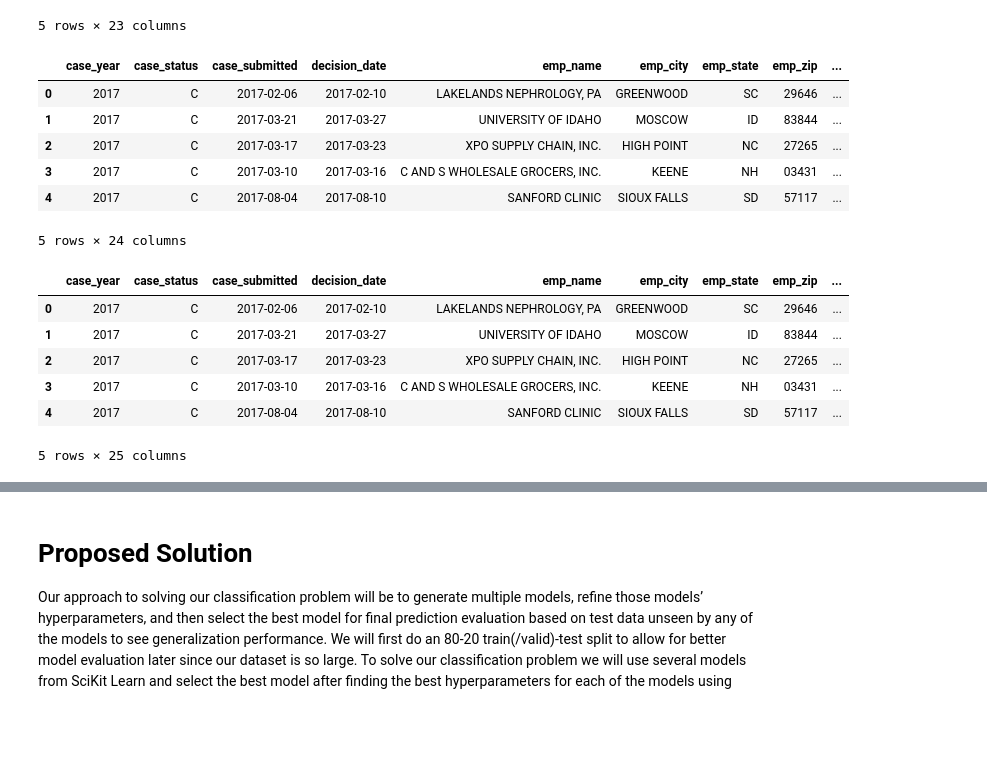
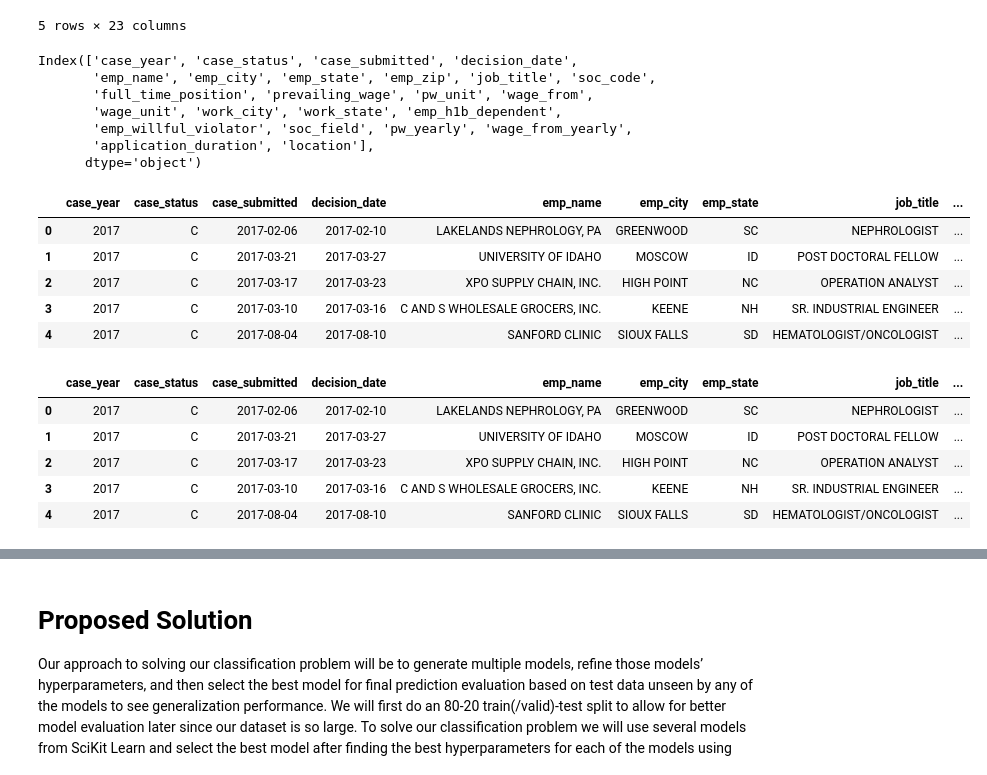
Before and after one commit to COGS118A/Group031-Wi23, a Jupyter notebook: CheckpointGroup031-Wi23.ipynb, the cells around one changed output, grey strips where cells are left out. Drawn from its saved outputs; the diff is of its cells as text; code cells hidden in the pictures; blank space fills up the shorter version.

```diff
--- a/CheckpointGroup031-Wi23.ipynb
+++ b/CheckpointGroup031-Wi23.ipynb
@@ -475,9 +468,6 @@ plt.show()
 # %%
-data_clean['case_submitted'] = data_clean['case_submitted'].apply(pd.to_datetime)
-data_clean['decision_date'] = data_clean['decision_date'].apply(pd.to_datetime)
-
-data_clean['application_duration'] = (data_clean['decision_date'] - data_clean['case_submitted']).dt.days
-data_clean.head()
+data_final['application_duration'] = (data_clean['decision_date'] - data_clean['case_submitted']).dt.days
+data_final.head()
 # %% [output]
 |  | case_year | case_status | case_submitted | decision_date | emp_name | emp_city | emp_state | emp_zip | ... |
 | 0 | 2017 | C | 2017-02-06 | 2017-02-10 | LAKELANDS NEPHROLOGY, PA | GREENWOOD | SC | 29646 | ... |
@@ -486,41 +476,58 @@ data_clean.head()
 | 3 | 2017 | C | 2017-03-10 | 2017-03-16 | C AND S WHOLESALE GROCERS, INC. | KEENE | NH | 03431 | ... |
 | 4 | 2017 | C | 2017-08-04 | 2017-08-10 | SANFORD CLINIC | SIOUX FALLS | SD | 57117 | ... |
 5 rows × 23 columns
+# %%
+data_final.columns
+# %% [output]
+Index(['case_year', 'case_status', 'case_submitted', 'decision_date',
+       'emp_name', 'emp_city', 'emp_state', 'emp_zip', 'job_title', 'soc_code',
+       'full_time_position', 'prevailing_wage', 'pw_unit', 'wage_from',
+       'wage_unit', 'work_city', 'work_state', 'emp_h1b_dependent',
+       'emp_willful_violator', 'soc_field', 'pw_yearly', 'wage_from_yearly',
+       'application_duration', 'location'],
+      dtype='object')
 # %%
 def get_location_from_zip(zip_code):
     if not zip_code.isnumeric() or len(zip_code) < 5:
         return "Unknown"
     region_code = int(zip_code[0])
     if region_code == 0 or region_code == 1:
         return "Northeast"
     elif region_code == 7 or region_code == 3 or region_code == 2:
         return "South"
     elif region_code == 4 or region_code == 5 or region_code == 6:
         return "Midwest"
     elif region_code == 8 or region_code == 9:
         return "West"
     else:
         return "Unknown"
 
-data_clean['location'] = data_clean['emp_zip'].apply(get_location_from_zip)
-data_clean.head()
+data_final['location'] = data_clean['emp_zip'].apply(get_location_from_zip)
+
+drop_cols = [
+     "emp_zip",
+    "pw_unit",
+    "wage_unit",
+    "work_city",
+  "work_state",
+]
+
+#data_final = data_final.drop(drop_cols, axis=1)
+data_final.head()
 # %% [output]
-|  | case_year | case_status | case_submitted | decision_date | emp_name | emp_city | emp_state | emp_zip | ... |
-| 0 | 2017 | C | 2017-02-06 | 2017-02-10 | LAKELANDS NEPHROLOGY, PA | GREENWOOD | SC | 29646 | ... |
-| 1 | 2017 | C | 2017-03-21 | 2017-03-27 | UNIVERSITY OF IDAHO | MOSCOW | ID | 83844 | ... |
-| 2 | 2017 | C | 2017-03-17 | 2017-03-23 | XPO SUPPLY CHAIN, INC. | HIGH POINT | NC | 27265 | ... |
-| 3 | 2017 | C | 2017-03-10 | 2017-03-16 | C AND S WHOLESALE GROCERS, INC. | KEENE | NH | 03431 | ... |
-| 4 | 2017 | C | 2017-08-04 | 2017-08-10 | SANFORD CLINIC | SIOUX FALLS | SD | 57117 | ... |
+|  | case_year | case_status | case_submitted | decision_date | emp_name | emp_city | emp_state | job_title | ... |
+| 0 | 2017 | C | 2017-02-06 | 2017-02-10 | LAKELANDS NEPHROLOGY, PA | GREENWOOD | SC | NEPHROLOGIST | ... |
+| 1 | 2017 | C | 2017-03-21 | 2017-03-27 | UNIVERSITY OF IDAHO | MOSCOW | ID | POST DOCTORAL FELLOW | ... |
+| 2 | 2017 | C | 2017-03-17 | 2017-03-23 | XPO SUPPLY CHAIN, INC. | HIGH POINT | NC | OPERATION ANALYST | ... |
+| 3 | 2017 | C | 2017-03-10 | 2017-03-16 | C AND S WHOLESALE GROCERS, INC. | KEENE | NH | SR. INDUSTRIAL ENGINEER | ... |
+| 4 | 2017 | C | 2017-08-04 | 2017-08-10 | SANFORD CLINIC | SIOUX FALLS | SD | HEMATOLOGIST/ONCOLOGIST | ... |
-5 rows × 24 columns
-# %%
-employer_tots = case_by_emp_tots.loc[data_clean['emp_name']]
-data_clean['employer_tots'] = employer_tots.values
-data_clean.head()
-# %% [output]
-|  | case_year | case_status | case_submitted | decision_date | emp_name | emp_city | emp_state | emp_zip | ... |
-| 0 | 2017 | C | 2017-02-06 | 2017-02-10 | LAKELANDS NEPHROLOGY, PA | GREENWOOD | SC | 29646 | ... |
-| 1 | 2017 | C | 2017-03-21 | 2017-03-27 | UNIVERSITY OF IDAHO | MOSCOW | ID | 83844 | ... |
-| 2 | 2017 | C | 2017-03-17 | 2017-03-23 | XPO SUPPLY CHAIN, INC. | HIGH POINT | NC | 27265 | ... |
-| 3 | 2017 | C | 2017-03-10 | 2017-03-16 | C AND S WHOLESALE GROCERS, INC. | KEENE | NH | 03431 | ... |
-| 4 | 2017 | C | 2017-08-04 | 2017-08-10 | SANFORD CLINIC | SIOUX FALLS | SD | 57117 | ... |
-5 rows × 25 columns
+# %%
+data_final = data_final.replace('Y',1).replace('N',0)
+data_final.head()
+# %% [output]
+|  | case_year | case_status | case_submitted | decision_date | emp_name | emp_city | emp_state | job_title | ... |
+| 0 | 2017 | C | 2017-02-06 | 2017-02-10 | LAKELANDS NEPHROLOGY, PA | GREENWOOD | SC | NEPHROLOGIST | ... |
+| 1 | 2017 | C | 2017-03-21 | 2017-03-27 | UNIVERSITY OF IDAHO | MOSCOW | ID | POST DOCTORAL FELLOW | ... |
+| 2 | 2017 | C | 2017-03-17 | 2017-03-23 | XPO SUPPLY CHAIN, INC. | HIGH POINT | NC | OPERATION ANALYST | ... |
+| 3 | 2017 | C | 2017-03-10 | 2017-03-16 | C AND S WHOLESALE GROCERS, INC. | KEENE | NH | SR. INDUSTRIAL ENGINEER | ... |
+| 4 | 2017 | C | 2017-08-04 | 2017-08-10 | SANFORD CLINIC | SIOUX FALLS | SD | HEMATOLOGIST/ONCOLOGIST | ... |
```
Also changed, not shown: parts of 9 cells of this notebook.
